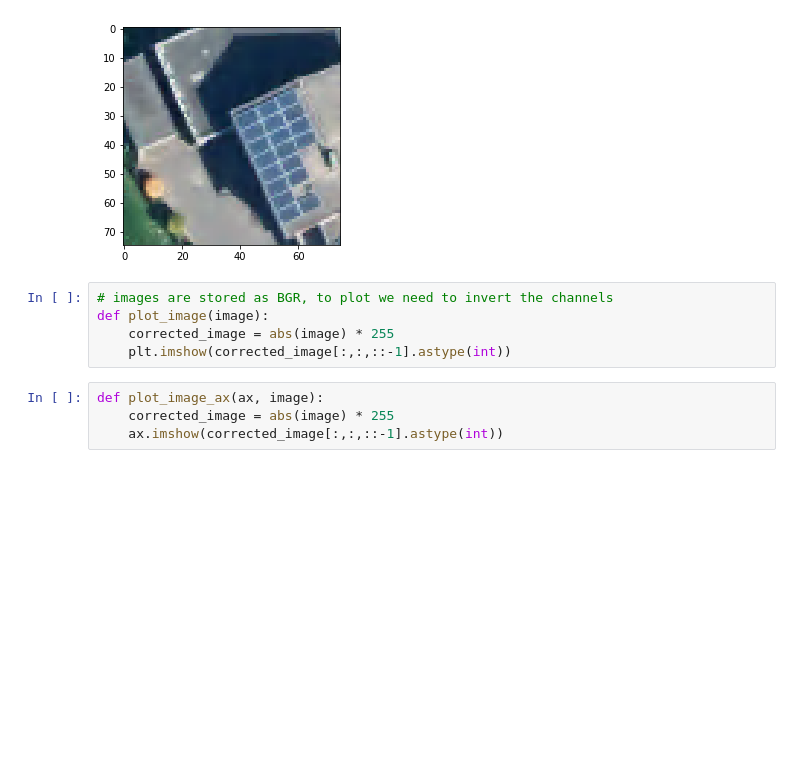
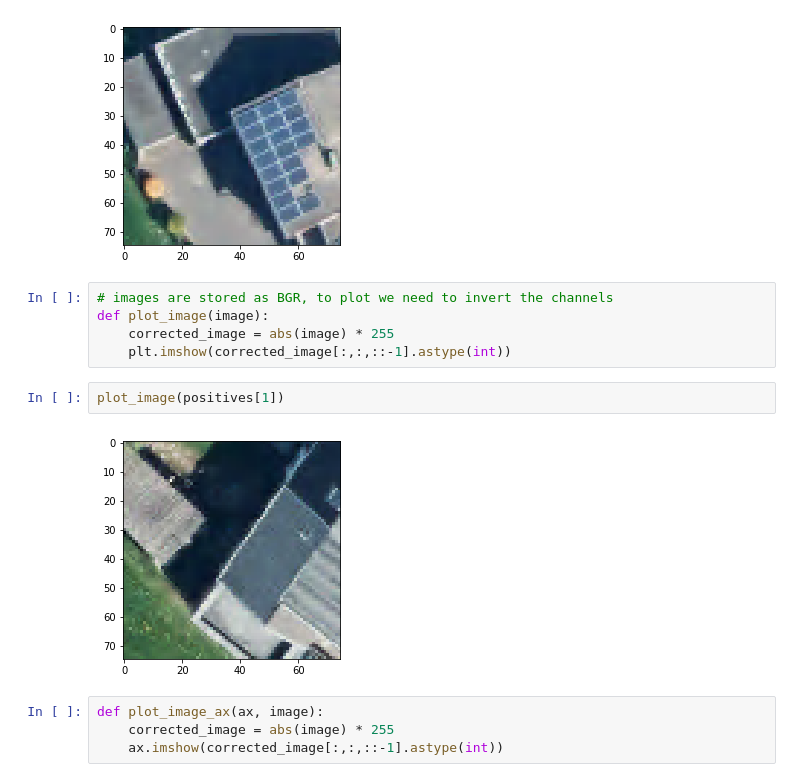
Before and after one commit to thinkpractice/DeepSolaris, a Jupyter notebook: OpenCV.ipynb, the cells around one changed output. Cells and saved outputs as stored; diff of their text form; blank space fills up the shorter version.

```diff
--- a/OpenCV.ipynb
+++ b/OpenCV.ipynb
@@ -31,6 +31,10 @@ plt.imshow(image[:,:,::-1].astype(int))
 def plot_image(image):
     corrected_image = abs(image) * 255
     plt.imshow(corrected_image[:,:,::-1].astype(int))
+# %%
+plot_image(positives[1])
+# %% [output]
+[figure, added]
 # %%
 def plot_image_ax(ax, image):
     corrected_image = abs(image) * 255
```
Also changed, not shown: parts of 7 cells of this notebook.
